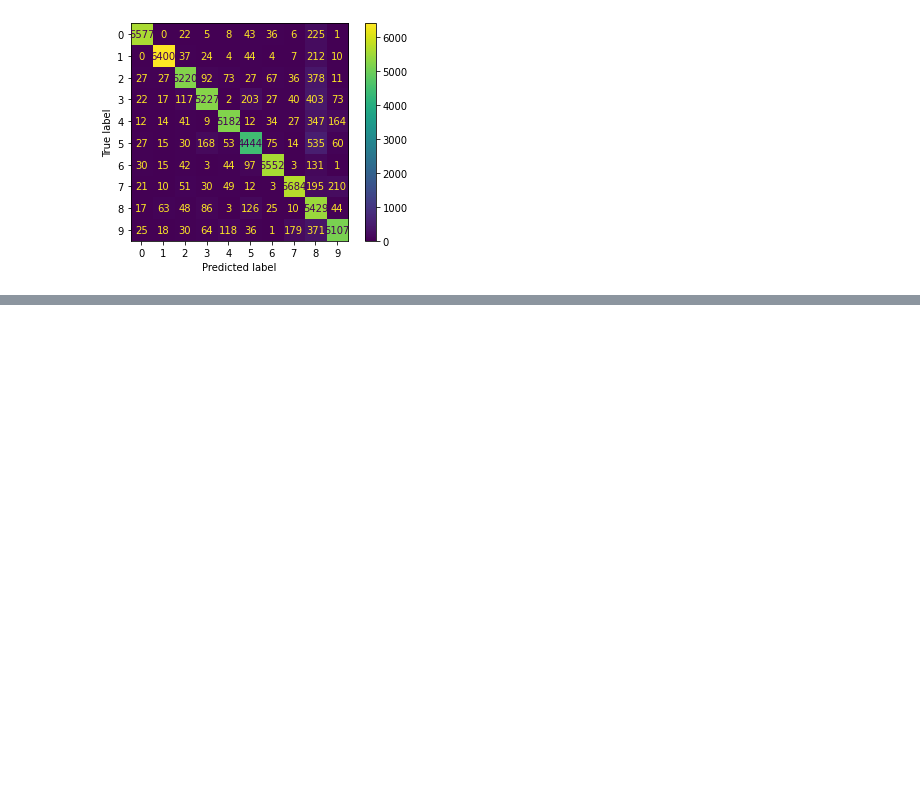
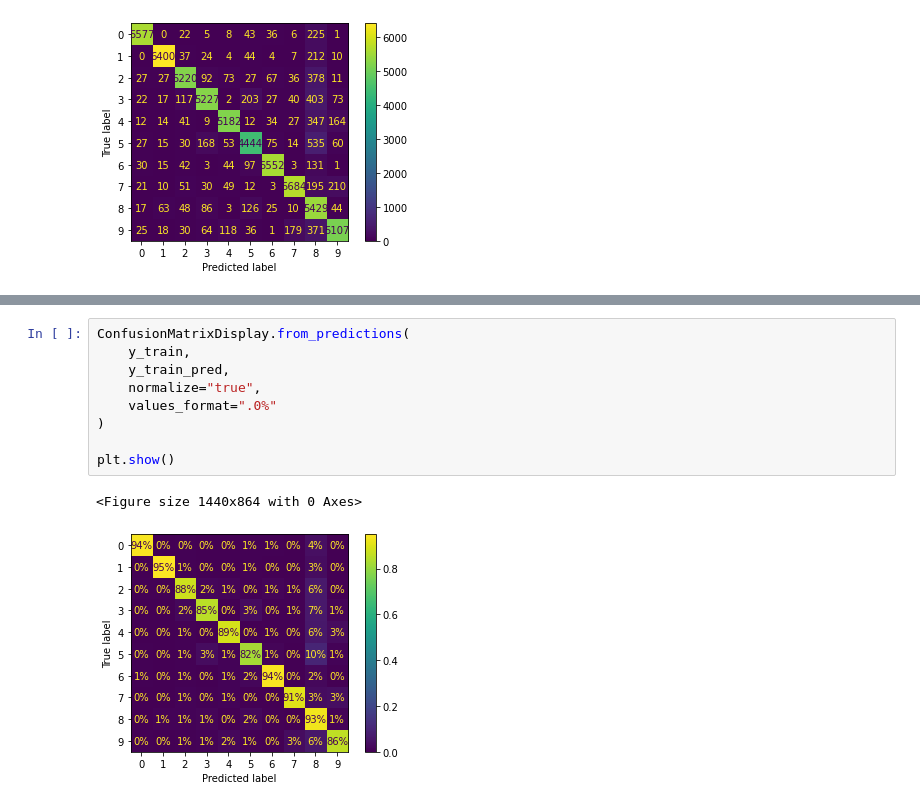
Before and after one commit to MrEktirir/ML_Works, a Jupyter notebook: Notebooks/chapter_3.ipynb, the cells around one changed output, grey strips where cells are left out. Drawn from its saved outputs; the diff is of its cells as text; blank space fills up the shorter version.

Commit message:
Error Analysis
We have covered the errors with confusion matricies.

```diff
--- a/Notebooks/chapter_3.ipynb
+++ b/Notebooks/chapter_3.ipynb
@@ -458,0 +461,12 @@ plt.show()
+# %%
+ConfusionMatrixDisplay.from_predictions(
+    y_train,
+    y_train_pred,
+    normalize="true",
+    values_format=".0%"
+)
+
+plt.show()
+# %% [output]
+<Figure size 1440x864 with 0 Axes>
+[figure, added]
```
Also changed, not shown: parts of 6 cells of this notebook.
